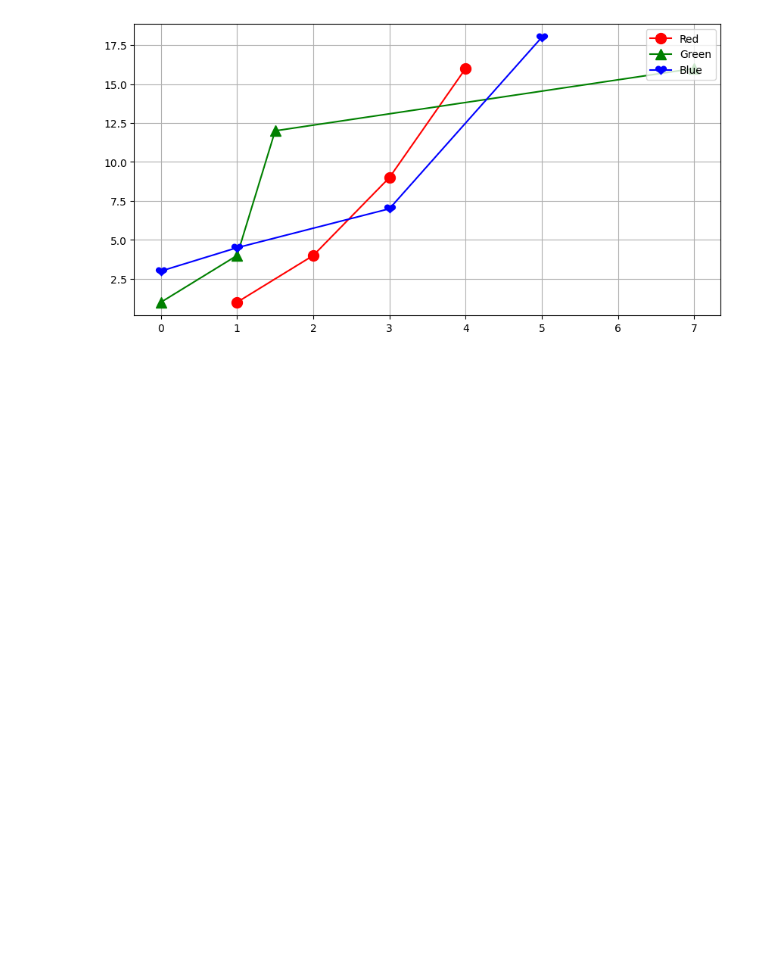
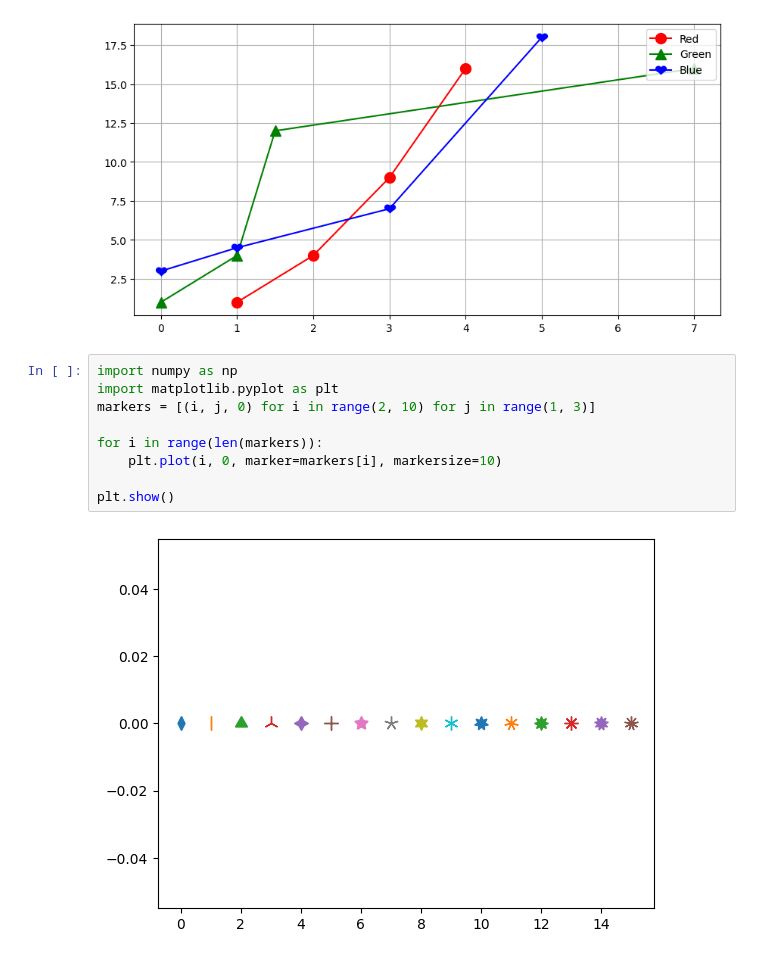
Before and after one commit to Tanupanchal26/VLAUE_ADDED-COURSE, a Jupyter notebook: LIBRARIES.ipynb, the cells around one changed output. Cells and saved outputs as stored; diff of their text form; blank space fills up the shorter version.

```diff
--- a/LIBRARIES.ipynb
+++ b/LIBRARIES.ipynb
@@ -102,3 +102,14 @@ plt.grid(True)
 plt.show()
 # %% [output]
 [figure]
+# %%
+import numpy as np
+import matplotlib.pyplot as plt
+markers = [(i, j, 0) for i in range(2, 10) for j in range(1, 3)]
+
+for i in range(len(markers)):
+    plt.plot(i, 0, marker=markers[i], markersize=10)
+
+plt.show()
+# %% [output]
+[figure, added]
```
Also changed, not shown: parts of 10 cells of this notebook.
